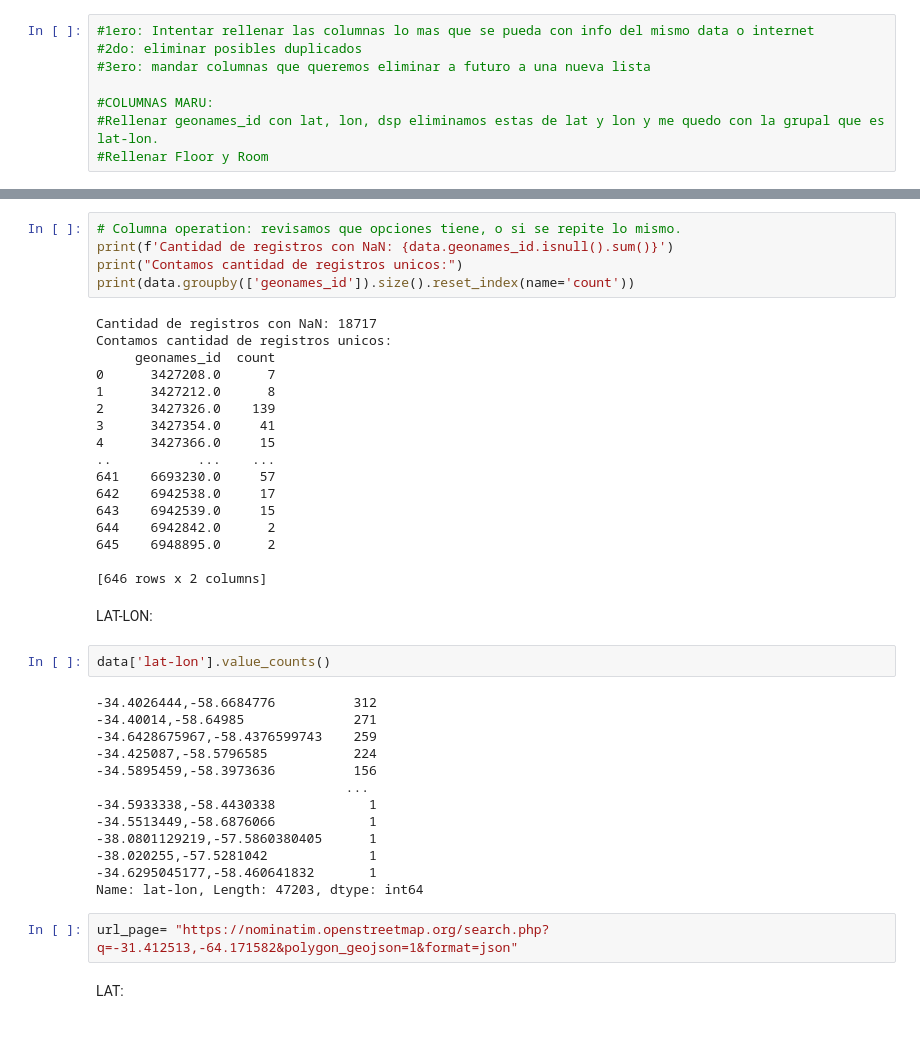
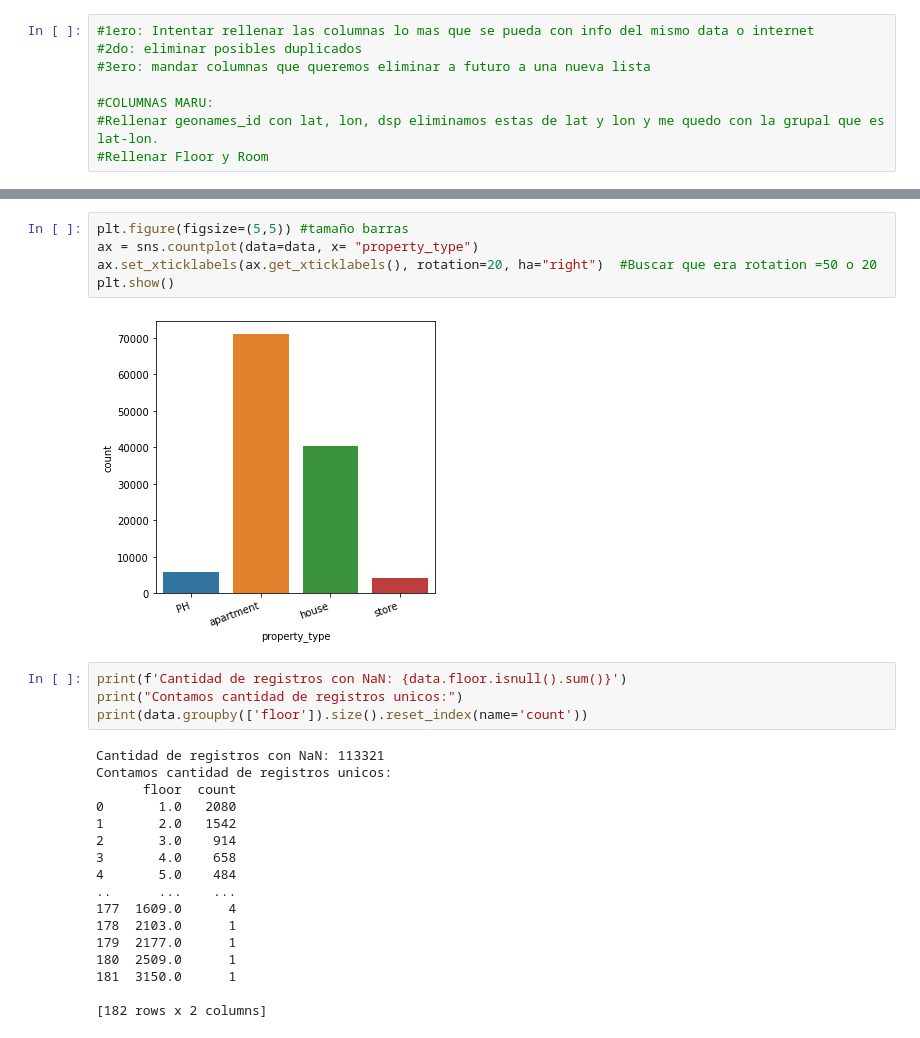
Before and after one commit to carpe-diem/DH-TP1-clear-data-properati, a Jupyter notebook: src/marianela.ipynb, the cells around one changed output, grey strips where cells are left out. Saved outputs shown, nothing was run; the diff lists cells and outputs as text.

```diff
--- a/src/marianela.ipynb
+++ b/src/marianela.ipynb
@@ -128,43 +147,28 @@ Name: geonames_id, Length: 646, dtype: int64
+# %%
+plt.figure(figsize=(5,5)) #tamaño barras
+ax = sns.countplot(data=data, x= "property_type")
+ax.set_xticklabels(ax.get_xticklabels(), rotation=20, ha="right")  #Buscar que era rotation =50 o 20
+plt.show()
+# %% [output]
+[figure, added]
 # %%
-# Columna operation: revisamos que opciones tiene, o si se repite lo mismo.
-print(f'Cantidad de registros con NaN: {data.geonames_id.isnull().sum()}')
+print(f'Cantidad de registros con NaN: {data.floor.isnull().sum()}')
 print("Contamos cantidad de registros unicos:")
-print(data.groupby(['geonames_id']).size().reset_index(name='count'))
+print(data.groupby(['floor']).size().reset_index(name='count'))
 # %% [output]
-Cantidad de registros con NaN: 18717
+Cantidad de registros con NaN: 113321
 Contamos cantidad de registros unicos:
-     geonames_id  count
-0      3427208.0      7
-1      3427212.0      8
-2      3427326.0    139
-3      3427354.0     41
-4      3427366.0     15
-..           ...    ...
-641    6693230.0     57
-642    6942538.0     17
-643    6942539.0     15
-644    6942842.0      2
-645    6948895.0      2
+      floor  count
+0       1.0   2080
+1       2.0   1542
+2       3.0    914
+3       4.0    658
+4       5.0    484
+..      ...    ...
+177  1609.0      4
+178  2103.0      1
+179  2177.0      1
+180  2509.0      1
+181  3150.0      1
 
-[646 rows x 2 columns]
+[182 rows x 2 columns]
-# %% [markdown]
-LAT-LON:
-# %%
-data['lat-lon'].value_counts()
-# %% [output]
--34.4026444,-58.6684776          312
--34.40014,-58.64985              271
--34.6428675967,-58.4376599743    259
--34.425087,-58.5796585           224
--34.5895459,-58.3973636          156
-                                ...
--34.5933338,-58.4430338            1
--34.5513449,-58.6876066            1
--38.0801129219,-57.5860380405      1
--38.020255,-57.5281042             1
--34.6295045177,-58.460641832       1
-Name: lat-lon, Length: 47203, dtype: int64
-# %%
-url_page= "https://nominatim.openstreetmap.org/search.php?q=-31.412513,-64.171582&polygon_geojson=1&format=json"
-# %% [markdown]
-LAT:
```
Also changed, not shown: parts of 26 cells of this notebook.
